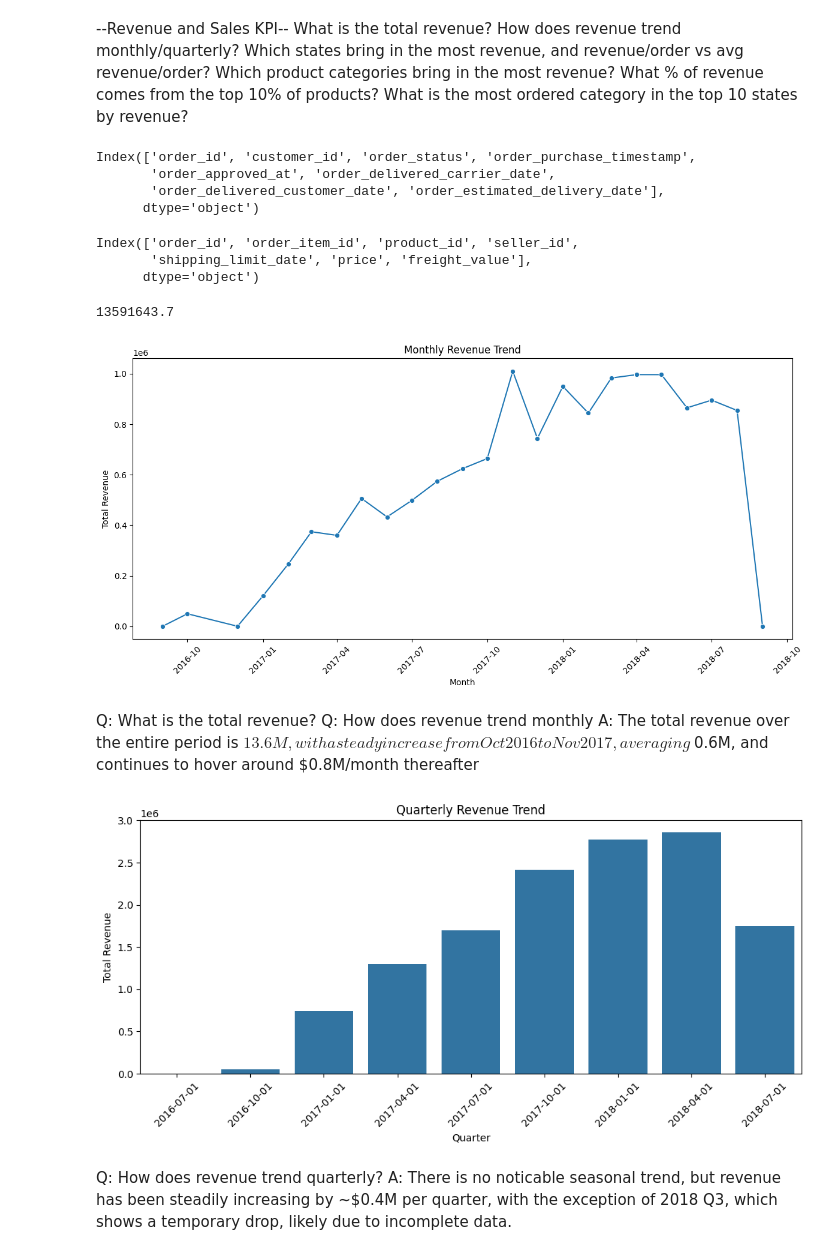
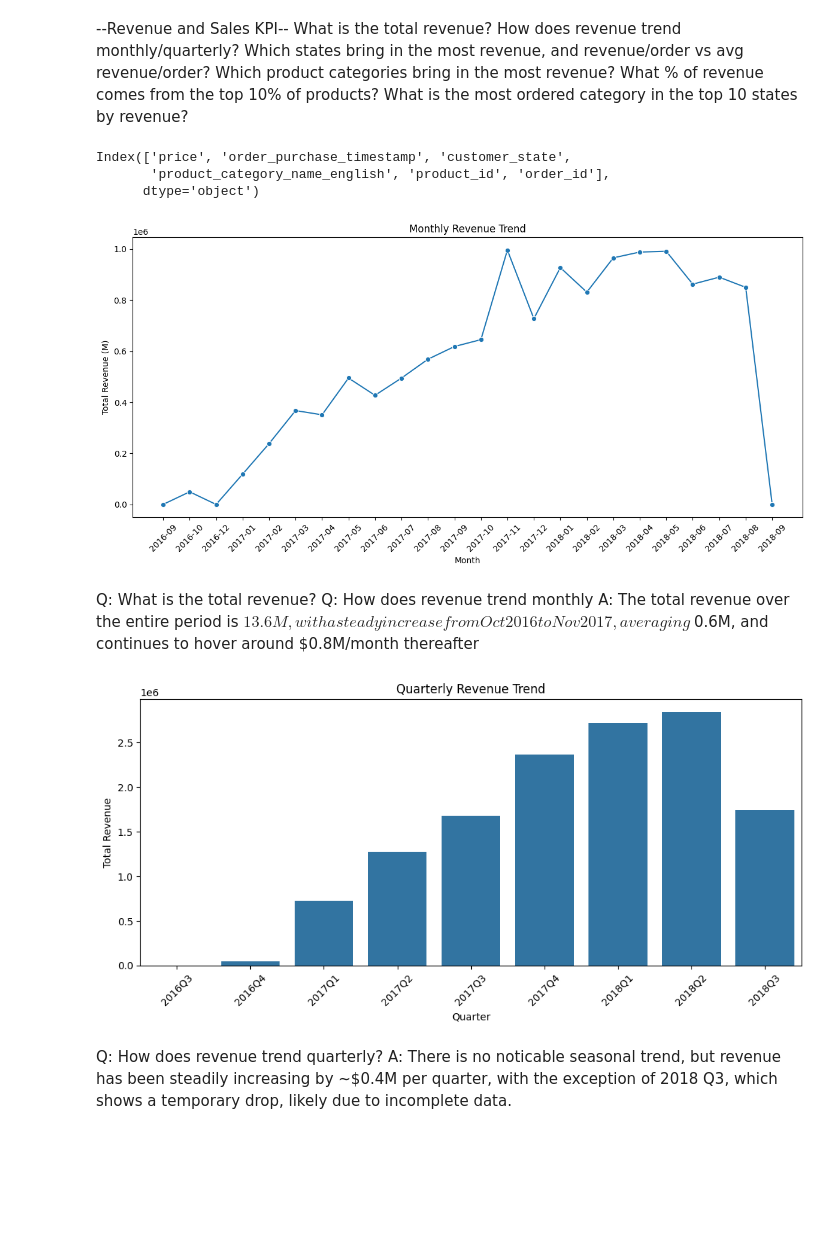
Before and after one commit to Scarl3tx/Ecommerce_Analysis, a Jupyter notebook: notebooks/analysis.ipynb, the cells around one changed output. Drawn from its saved outputs; the diff is of its cells as text; code cells hidden in the pictures; blank space fills up the shorter version.

```diff
--- a/notebooks/analysis.ipynb
+++ b/notebooks/analysis.ipynb
@@ -29,16 +31,22 @@ Which states bring in the most revenue, and revenue/order vs avg revenue/order?
 Which product categories bring in the most revenue?
 What % of revenue comes from the top 10% of products?
 What is the most ordered category in the top 10 states by revenue?
+# %%
+from pathlib import Path
+current = Path().resolve()
+import pandas as pd
+
+for parent in current.parents:
+    if (parent / "data").exists():
+        BASE_DIR = parent
+        break
+
+file_path = BASE_DIR / "data" / "processed" / "revenue_kpi.csv"
+
+revenue_kpi = pd.read_csv(file_path)
 # %%
-orders.columns
+revenue_kpi.columns
 # %% [output]
-Index(['order_id', 'customer_id', 'order_status', 'order_purchase_timestamp',
-       'order_approved_at', 'order_delivered_carrier_date',
-       'order_delivered_customer_date', 'order_estimated_delivery_date'],
+Index(['price', 'order_purchase_timestamp', 'customer_state',
+       'product_category_name_english', 'product_id', 'order_id'],
       dtype='object')
-# %%
-order_items.columns
-# %% [output]
-Index(['order_id', 'order_item_id', 'product_id', 'seller_id',
-       'shipping_limit_date', 'price', 'freight_value'],
-      dtype='object')
@@ -70,15 +53,16 @@ monthly_revenue['order_month'] = (
-# %%
-total_revenue = monthly_revenue['total_revenue'].sum()
-print(total_revenue)
-# %% [output]
-13591643.7
+# %%
+revenue_kpi['order_purchase_timestamp'] = pd.to_datetime(revenue_kpi['order_purchase_timestamp'])
+revenue_kpi['order_month'] = revenue_kpi['order_purchase_timestamp'].dt.to_period('M').astype(str)
+
+plot_data = revenue_kpi.groupby('order_month')['price'].sum().reset_index()
+plot_data.rename(columns={'price': 'total_revenue'}, inplace=True)
 # %%
 import matplotlib.pyplot as plt
 import seaborn as sns
 
 plt.figure(figsize=(12,6))
 sns.lineplot(
-    data=monthly_revenue,
+    data=plot_data,
     x='order_month',
     y='total_revenue',
     marker='o'
@@ -86,47 +70,46 @@ sns.lineplot(
 
 plt.title("Monthly Revenue Trend")
 plt.xlabel("Month")
-plt.ylabel("Total Revenue")
+plt.ylabel("Total Revenue (M)")
 plt.xticks(rotation=45)
 plt.tight_layout()
 plt.show()
 # %% [output]
-[figure, old version]
+[figure, new version]
 # %% [markdown]
 Q: What is the total revenue?
 Q: How does revenue trend monthly
 A: The total revenue over the entire period is $13.6M, with a steady increase from Oct 2016 to Nov 2017, averaging ~$0.6M, and continues to hover around $0.8M/month thereafter
 # %%
 # Add order_quarter column
-order_items_with_time['order_quarter'] = order_items_with_time['order_purchase_timestamp'].dt.to_period('Q')
-
+revenue_kpi['order_quarter'] = revenue_kpi['order_purchase_timestamp'].dt.to_period('Q')
 # Aggregate total revenue by quarter
 quarterly_revenue = (
-    order_items_with_time
+    revenue_kpi
     .groupby('order_quarter')['price']
     .sum()
     .reset_index(name='total_revenue')
 )
 
 # Convert period to timestamp if needed for plotting
-quarterly_revenue['order_quarter_start'] = quarterly_revenue['order_quarter'].dt.start_time
+# quarterly_revenue['order_quarter_start'] = quarterly_revenue['order_quarter'].dt.start_time
 import matplotlib.pyplot as plt
 import seaborn as sns
 
 plt.figure(figsize=(10,5))
 sns.barplot(
     data=quarterly_revenue,
-    x='order_quarter_start',
+    x='order_quarter',
     y='total_revenue',
 )
 plt.title("Quarterly Revenue Trend")
 plt.xlabel("Quarter")
 plt.ylabel("Total Revenue")
 plt.xticks(rotation=45)
 plt.tight_layout()
 plt.show()
 # %% [output]
-[figure, old version]
+[figure, new version]
 # %% [markdown]
 Q: How does revenue trend quarterly?
 A: There is no noticable seasonal trend, but revenue has been steadily increasing by ~$0.4M per quarter, with the exception of 2018 Q3, which shows a temporary drop, likely due to incomplete data.
```
Also changed, not shown: parts of 77 cells of this notebook.
